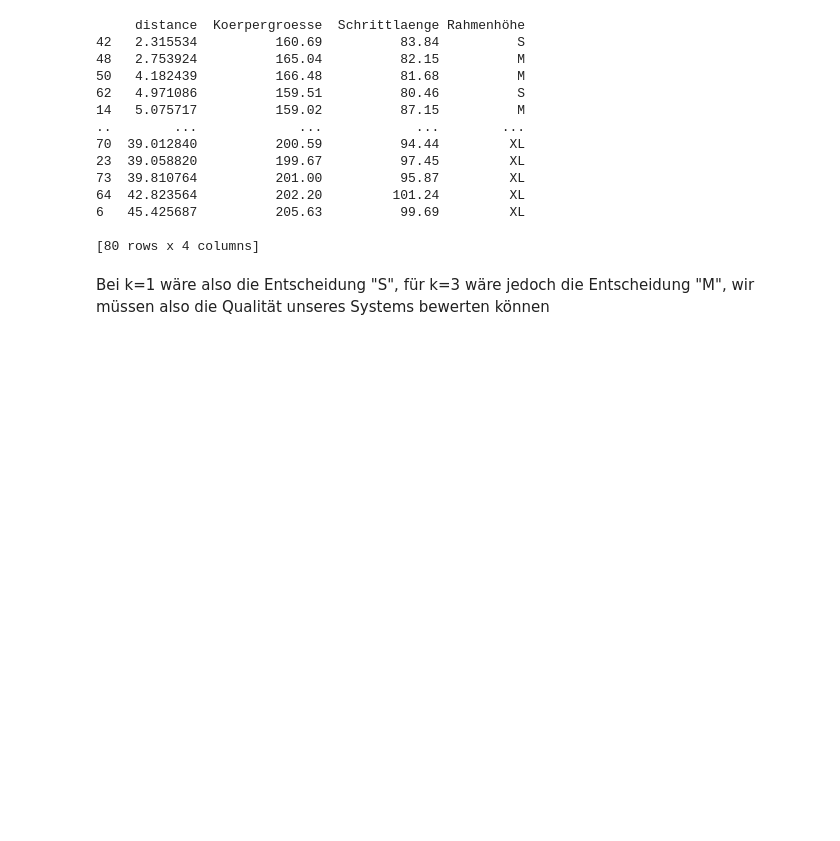
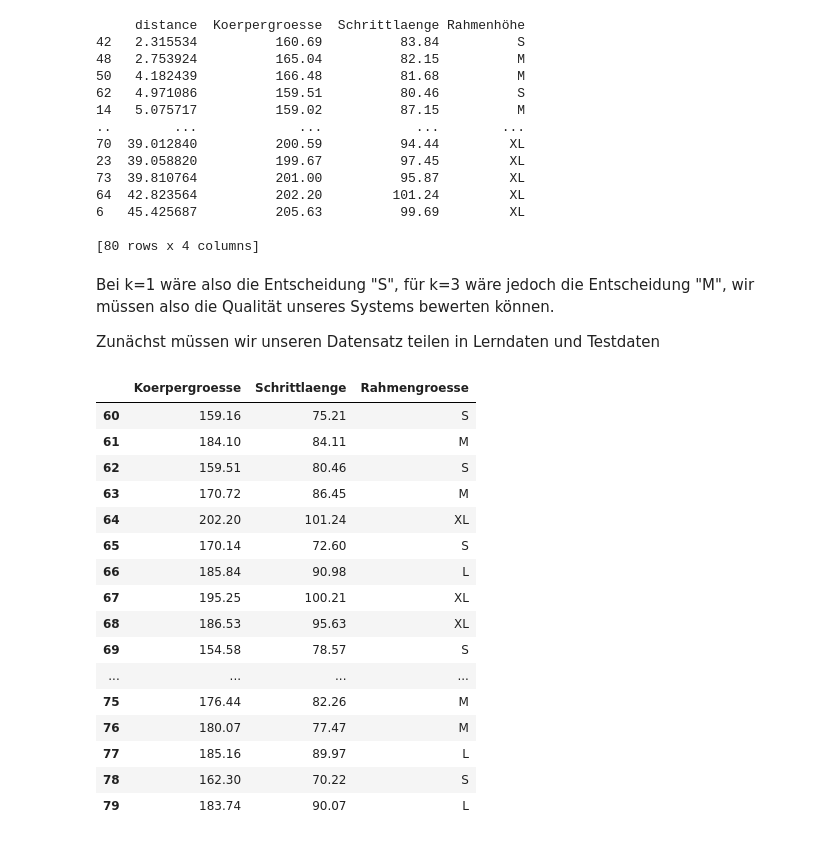
Before and after one commit to jtuttas/datenanalyse, a Jupyter notebook: knn.ipynb, the cells around one changed output. Drawn from its saved outputs; the diff is of its cells as text; code cells hidden in the pictures; blank space fills up the shorter version.

```diff
--- a/knn.ipynb
+++ b/knn.ipynb
@@ -88,4 +88,28 @@ print(d)
 
 [80 rows x 4 columns]
 # %% [markdown]
-Bei k=1 wäre also die Entscheidung "S", für k=3 wäre jedoch die Entscheidung "M", wir müssen also die Qualität unseres Systems bewerten können
+Bei k=1 wäre also die Entscheidung "S", für k=3 wäre jedoch die Entscheidung "M", wir müssen also die Qualität unseres Systems bewerten können.
+
+Zunächst müssen wir unseren Datensatz teilen in Lerndaten und Testdaten
+# %%
+test = data[60:]
+learn = data[:60]
+test
+# %% [output]
+|  | Koerpergroesse | Schrittlaenge | Rahmengroesse |
+| 60 | 159.16 | 75.21 | S |
+| 61 | 184.10 | 84.11 | M |
+| 62 | 159.51 | 80.46 | S |
+| 63 | 170.72 | 86.45 | M |
+| 64 | 202.20 | 101.24 | XL |
+| 65 | 170.14 | 72.60 | S |
+| 66 | 185.84 | 90.98 | L |
+| 67 | 195.25 | 100.21 | XL |
+| 68 | 186.53 | 95.63 | XL |
+| 69 | 154.58 | 78.57 | S |
+| ... | ... | ... | ... |
+| 75 | 176.44 | 82.26 | M |
+| 76 | 180.07 | 77.47 | M |
+| 77 | 185.16 | 89.97 | L |
+| 78 | 162.30 | 70.22 | S |
+| 79 | 183.74 | 90.07 | L |
```
Also changed, not shown: parts of 14 cells of this notebook, 2 other files.
